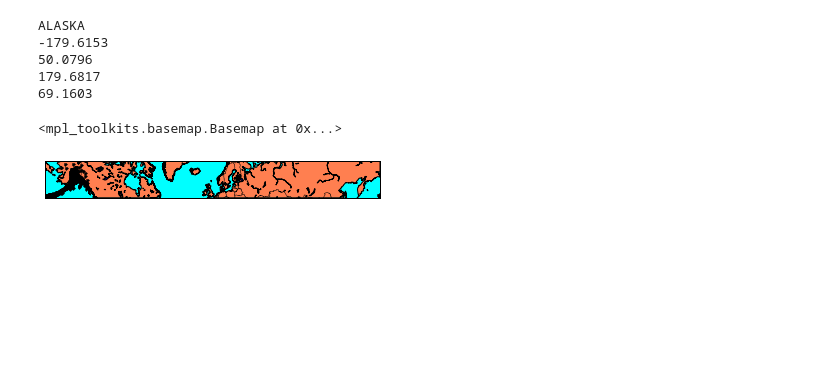
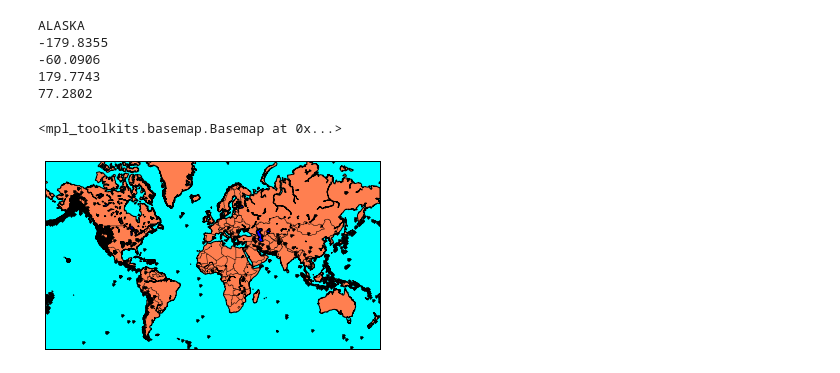
Before and after one commit to joyyqchen/Group-9-Earthquakes-Project, a Jupyter notebook: Group 9. Earthquake Project.ipynb, the cells around one changed output. Cells and saved outputs as stored; diff of their text form; code cells hidden in the pictures; blank space fills up the shorter version.

```diff
--- a/Group 9. Earthquake Project.ipynb
+++ b/Group 9. Earthquake Project.ipynb
@@ -12,7 +12,7 @@ url = 'http://earthquake.usgs.gov/earthquakes/feed/v1.0/summary/all_month.geojso
 
 if USE_CACHE and not os.path.isfile(CACHE_NAME):
     print "Can't find Cache file. Using online version and creating one instead."
-    CACHE_NAME = False
+    USE_CACHE = False
 
 if not USE_CACHE:
     d = json.loads(urllib.urlopen(url).read())
@@ -41,45 +41,48 @@ if not USE_CACHE:
     clean_data.to_csv(CACHE_NAME, index = False)
 else:
     clean_data = pd.read_csv(CACHE_NAME)
-# %% [output]
-ALASKA
--179.6153
-50.0796
-179.6817
-69.1603
-<mpl_toolkits.basemap.Basemap at 0x...>
-[figure, removed]
 # %%
 # In the code above note that I saved the results of `data.dropna()` into a different variable `clean_data` rather than over-writing the old variable `data`. **Why?** Why not just re-use old variable names? And if we did re-use old variable names what extra danger do we have to keep in mind while using the IPython Notebook?
 alaska = clean_data[clean_data.Src == 'ak']
 print "ALASKA"
 #print alaska[0:10]
 
 def find_left_most(quakes):
     ll_lon = min(quakes.Lon)
     ll_lat = min(quakes.Lat)
     ur_lon = max(quakes.Lon)
     ur_lat = max(quakes.Lat)
+    avg = quakes.Lon.mean()
+    if avg < -150:
+       ur_lon = -130
     return ll_lon, ll_lat, ur_lon, ur_lat
 
 from mpl_toolkits.basemap import Basemap
 
 def plot_quakes(quakes):
     ll_lon, ll_lat, ur_lon, ur_lat = find_left_most(quakes)
     print ll_lon
     print ll_lat
     print ur_lon
     print ur_lat
     m = Basemap(llcrnrlon=ll_lon,llcrnrlat=ll_lat,
                 urcrnrlon=ur_lon,urcrnrlat=ur_lat,
                 resolution='l',area_thresh=1000.,projection='merc',
                 lat_0=62.9540,lon_0=-149.2697)
     m.drawcoastlines()
     m.drawcountries()
     m.fillcontinents(color='coral',lake_color='blue')
     m.drawmapboundary(fill_color='aqua')
     x, y = m(quakes.Lon, quakes.Lat)
     m.plot(x, y, 'k.')
     return m
 
-plot_quakes(alaska)
+plot_quakes(clean_data)
+# %% [output]
+ALASKA
+-179.8355
+-60.0906
+179.7743
+77.2802
+<mpl_toolkits.basemap.Basemap at 0x...>
+[figure, added]
```
